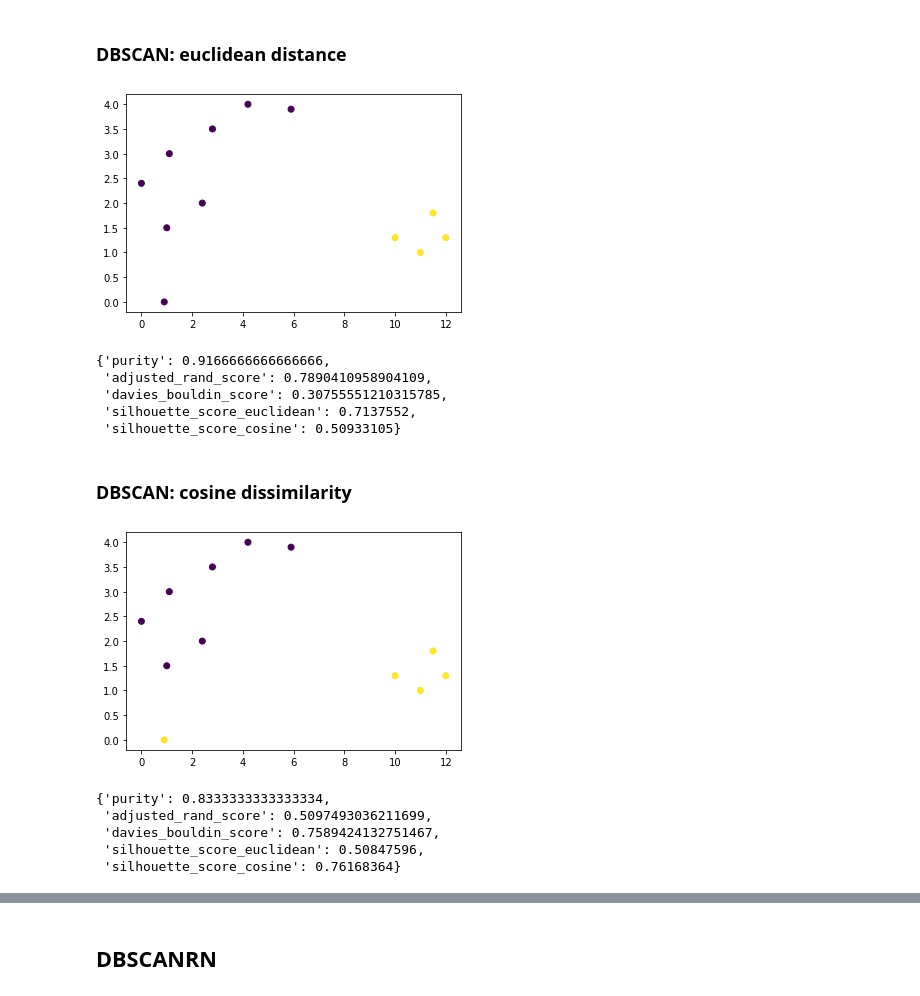
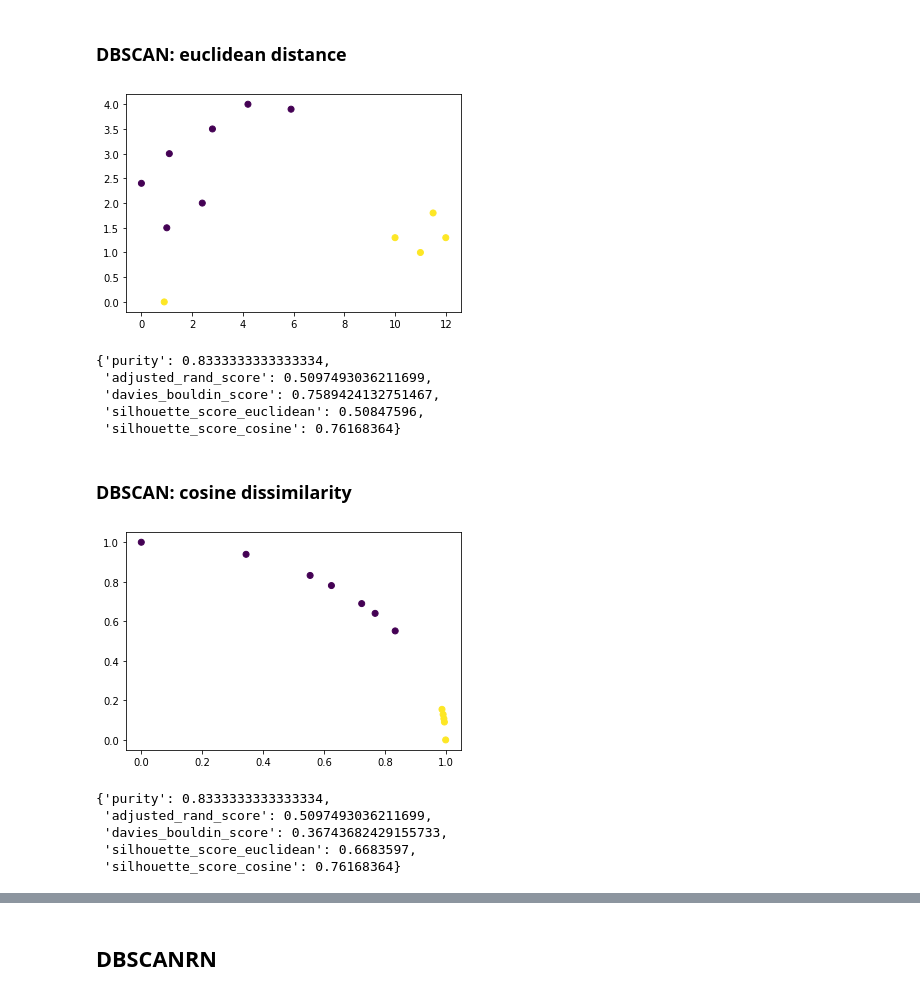
Before and after one commit to arek544/DBSCAN, a Jupyter notebook: dbscan_vs_dbscrn-v3.ipynb, the cells around one changed output, grey strips where cells are left out. Drawn from its saved outputs; the diff is of its cells as text; code cells hidden in the pictures.

```diff
--- a/dbscan_vs_dbscrn-v3.ipynb
+++ b/dbscan_vs_dbscrn-v3.ipynb
@@ -26,8 +27,8 @@ def cluster_encoder(cluster):
 # %% [markdown]
 # Dataset: example from lecture
 # %%
-X = np.array(
-    [[4.2, 4.0],
+X = np.array([
+    [4.2, 4.0],
     [5.9, 3.9],
     [2.8, 3.5],
     [12.0, 1.3],
@@ -38,9 +39,13 @@ X = np.array(
     [11.5, 1.8],
     [11.0, 1.0],
     [0.9, 0.0],
-    [1.0, 1.5]], np.single)
+    [1.0, 1.5]
+], np.single)
 
 # X = StandardScaler().fit_transform(X)
+
+# normalize vectors
+X_norm = Normalizer().fit_transform(X)
 
 # real clusters
 y =  np.array([1, 0, 1, 2, 2, 1, 1, 1, 2, 2, 1, 1])
@@ -51,3 +56,8 @@ for i, txt in enumerate(range(len(X))):
 ax.scatter(X[:,0], X[:,1]);
 # %% [output]
 [figure]
+# %%
+fig, ax = plt.subplots()
+for i, txt in enumerate(range(len(X_norm))):
+    ax.annotate(i, (X_norm[i,0], X_norm[i,1]), size=15)
+ax.scatter(X_norm[:,0], X_norm[:,1]);
@@ -107,6 +137,12 @@ def cosine_dissimilarity(a, b):
 ## Get reachable neighbors
 # %%
 def get_neighbors(X, current_index, epsilon, similarity):
+    '''
+    X - dataset with point coordinates,
+    current_index - index of given point,
+    epsilon - max similarity or distance to given point,
+    similarity - metric of similarity or distance bewteen two points
+    '''
     neighbor_indices = []
     for neighbor_index, neighbor in enumerate(X):
         if similarity(neighbor, X[current_index]) <= epsilon:
@@ -116,7 +152,12 @@ def get_neighbors(X, current_index, epsilon, similarity):
 ## Clusterization algorithm
 # %%
 def dbscan(X, epsilon, minPts, similarity):
-
+    '''
+    X - dataset with point coordinates,
+    epsilon - max similarity or distance to given point,
+    minPts - minimum number of points that create cluster,
+    similarity - metric of similarity or distance bewteen two points
+    '''
     # each data point can be in one of 3 stages
     NOT_VISITED = 0 # not visited point
     VISTED = 1 # non-core point
@@ -362,7 +411,7 @@ def ti_dbscanrn(X, k, similarity):
 # %% [markdown]
 ### DBSCAN: euclidean distance
 # %%
-y_pred = dbscan(X=X, epsilon=1.3, minPts=3, similarity=euclidean_distance)
+y_pred = dbscan(X=X_norm, epsilon=0.42, minPts=3, similarity=euclidean_distance)
 
 # display results
 fig, ax = plt.subplots()
@@ -372,28 +421,28 @@ plt.show()
 # evaluation
 evaluate(y_pred, y, X)
 # %% [output]
-[figure, old version]
+[figure, new version]
-{'purity': 0.9166666666666666,
- 'adjusted_rand_score': 0.7890410958904109,
- 'davies_bouldin_score': 0.30755551210315785,
- 'silhouette_score_euclidean': 0.7137552,
- 'silhouette_score_cosine': 0.50933105}
+{'purity': 0.8333333333333334,
+ 'adjusted_rand_score': 0.5097493036211699,
+ 'davies_bouldin_score': 0.7589424132751467,
+ 'silhouette_score_euclidean': 0.50847596,
+ 'silhouette_score_cosine': 0.76168364}
 # %% [markdown]
 ### DBSCAN: cosine dissimilarity
 # %%
-y_pred = dbscan(X=X, epsilon=0.07, minPts=3, similarity=cosine_dissimilarity)
+y_pred = dbscan(X=X_norm, epsilon=0.07, minPts=3, similarity=cosine_dissimilarity)
 
 # display results
 fig, ax = plt.subplots()
-ax.scatter(X[:,0], X[:,1], c=y_pred)
+ax.scatter(X_norm[:,0], X_norm[:,1], c=y_pred)
 plt.show()
 
 # evaluation
-evaluate(y_pred, y, X)
+evaluate(y_pred, y, X_norm)
 # %% [output]
-[figure, old version]
+[figure, new version]
 {'purity': 0.8333333333333334,
  'adjusted_rand_score': 0.5097493036211699,
- 'davies_bouldin_score': 0.7589424132751467,
- 'silhouette_score_euclidean': 0.50847596,
+ 'davies_bouldin_score': 0.36743682429155733,
+ 'silhouette_score_euclidean': 0.6683597,
  'silhouette_score_cosine': 0.76168364}
```
Also changed, not shown: parts of 22 cells of this notebook, 2 other files.
